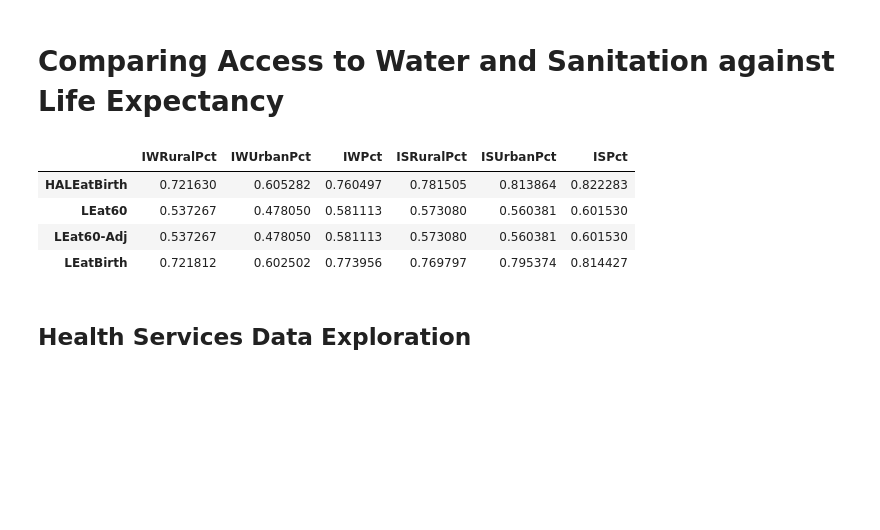
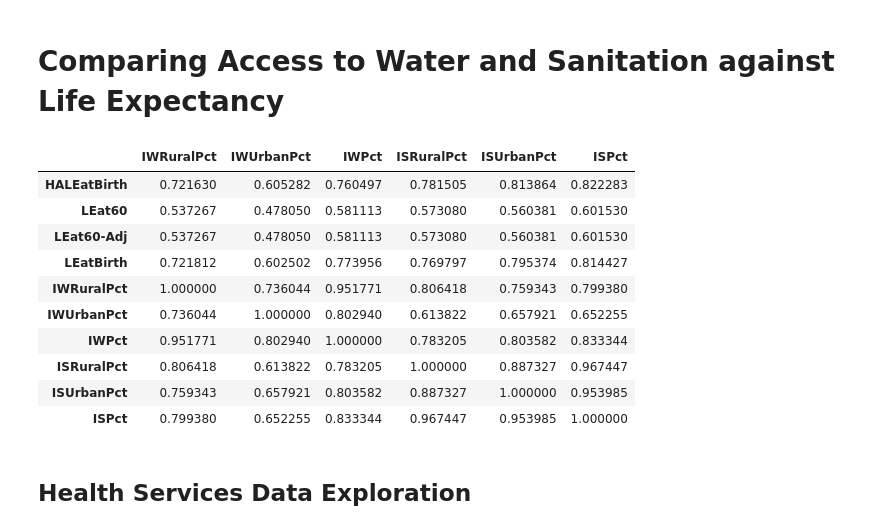
Before and after one commit to brychung/hello-world, a Jupyter notebook: AndreaDominicSarah/project/Submittal/Project2-Lab-Notebook-SK-AP-DD.ipynb, the cells around one changed output. Cells and saved outputs as stored; diff of their text form; code cells hidden in the pictures; blank space fills up the shorter version.

```diff
--- a/AndreaDominicSarah/project/Submittal/Project2-Lab-Notebook-SK-AP-DD.ipynb
+++ b/AndreaDominicSarah/project/Submittal/Project2-Lab-Notebook-SK-AP-DD.ipynb
@@ -934,14 +946,21 @@ df3_le_exp = pd.merge(df_le_exp, df3)
 # %%
 # Examine correlations between Water/Sanitation Access and Life Expectancy
 df3_le_exp_corr = df3_le_exp.corr()
 df3_le_exp_corr = df3_le_exp_corr[['IWRuralPct','IWUrbanPct','IWPct','ISRuralPct','ISUrbanPct','ISPct']]
-df3_le_exp_corr.loc[:'LEatBirth']
+#df3_le_exp_corr.loc[:'LEatBirth']
+df3_le_exp_corr.loc[:'ISPct']
 # %% [output]
 |  | IWRuralPct | IWUrbanPct | IWPct | ISRuralPct | ISUrbanPct | ISPct |
 | HALEatBirth | 0.721630 | 0.605282 | 0.760497 | 0.781505 | 0.813864 | 0.822283 |
 | LEat60 | 0.537267 | 0.478050 | 0.581113 | 0.573080 | 0.560381 | 0.601530 |
 | LEat60-Adj | 0.537267 | 0.478050 | 0.581113 | 0.573080 | 0.560381 | 0.601530 |
 | LEatBirth | 0.721812 | 0.602502 | 0.773956 | 0.769797 | 0.795374 | 0.814427 |
+| IWRuralPct | 1.000000 | 0.736044 | 0.951771 | 0.806418 | 0.759343 | 0.799380 |
+| IWUrbanPct | 0.736044 | 1.000000 | 0.802940 | 0.613822 | 0.657921 | 0.652255 |
+| IWPct | 0.951771 | 0.802940 | 1.000000 | 0.783205 | 0.803582 | 0.833344 |
+| ISRuralPct | 0.806418 | 0.613822 | 0.783205 | 1.000000 | 0.887327 | 0.967447 |
+| ISUrbanPct | 0.759343 | 0.657921 | 0.803582 | 0.887327 | 1.000000 | 0.953985 |
+| ISPct | 0.799380 | 0.652255 | 0.833344 | 0.967447 | 0.953985 | 1.000000 |
 # %% [markdown]
 ## Health Services Data Exploration
 # %%
```
Also changed, not shown: parts of 2 cells of this notebook, 4 other files.
